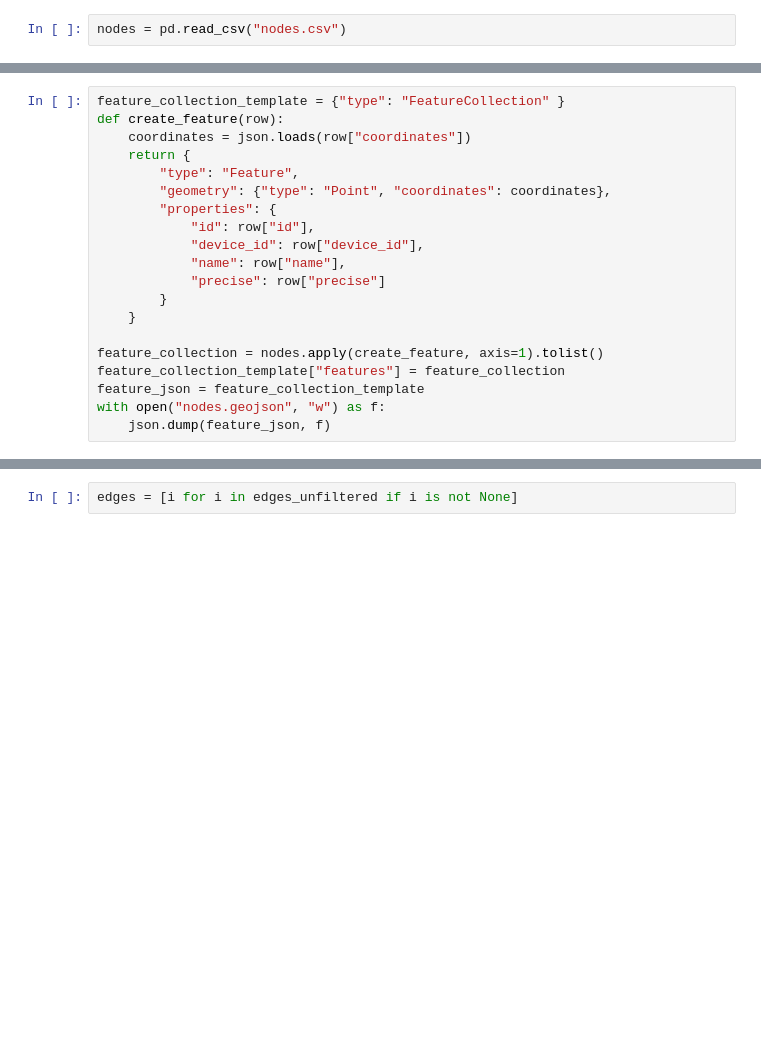
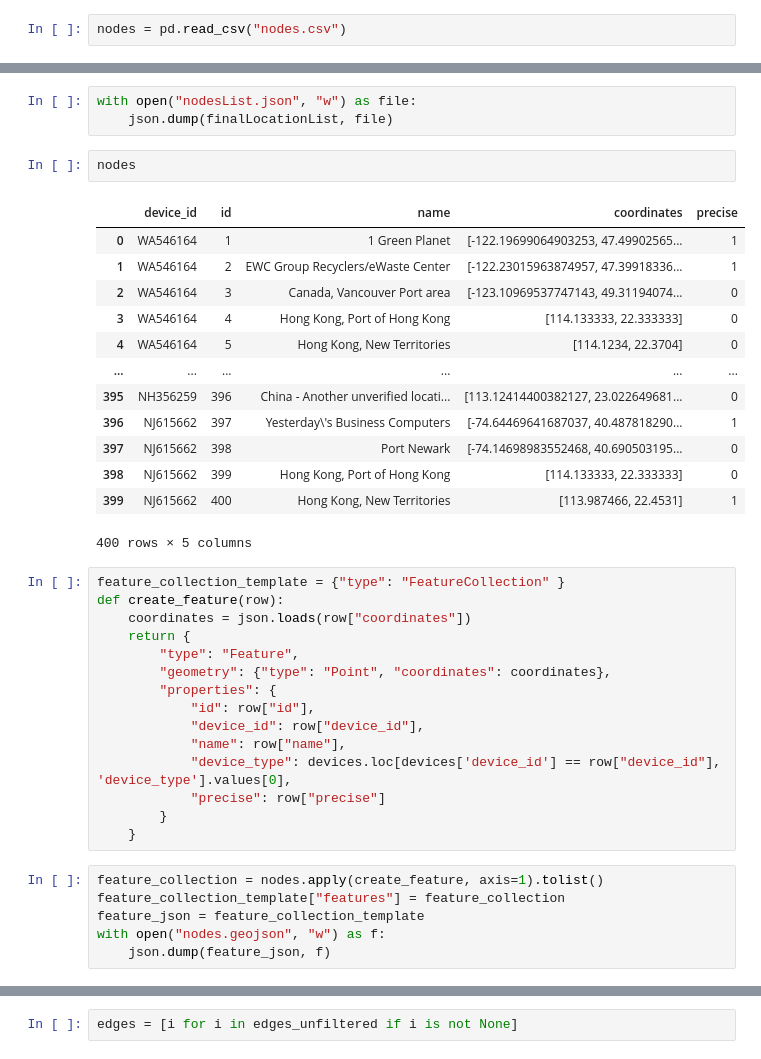
Before and after one commit to tammyzhang-1/final-digital-destination, a Jupyter notebook: data_processing/data-processing.ipynb, the cells around one changed output, grey strips where cells are left out. Drawn from its saved outputs; the diff is of its cells as text; blank space fills up the shorter version.

```diff
--- a/data_processing/data-processing.ipynb
+++ b/data_processing/data-processing.ipynb
@@ -31,3 +62,22 @@ nodes = pd.read_csv("nodes.csv")
+# %%
+with open("nodesList.json", "w") as file:
+    json.dump(finalLocationList, file)
+# %%
+nodes
+# %% [output]
+|  | device_id | id | name | coordinates | precise |
+| 0 | WA546164 | 1 | 1 Green Planet | [-122.19699064903253, 47.49902565... | 1 |
+| 1 | WA546164 | 2 | EWC Group Recyclers/eWaste Center | [-122.23015963874957, 47.39918336... | 1 |
+| 2 | WA546164 | 3 | Canada, Vancouver Port area | [-123.10969537747143, 49.31194074... | 0 |
+| 3 | WA546164 | 4 | Hong Kong, Port of Hong Kong | [114.133333, 22.333333] | 0 |
+| 4 | WA546164 | 5 | Hong Kong, New Territories | [114.1234, 22.3704] | 0 |
+| ... | ... | ... | ... | ... | ... |
+| 395 | NH356259 | 396 | China - Another unverified locati... | [113.12414400382127, 23.022649681... | 0 |
+| 396 | NJ615662 | 397 | Yesterday\'s Business Computers | [-74.64469641687037, 40.487818290... | 1 |
+| 397 | NJ615662 | 398 | Port Newark | [-74.14698983552468, 40.690503195... | 0 |
+| 398 | NJ615662 | 399 | Hong Kong, Port of Hong Kong | [114.133333, 22.333333] | 0 |
+| 399 | NJ615662 | 400 | Hong Kong, New Territories | [113.987466, 22.4531] | 1 |
+400 rows × 5 columns
 # %%
 feature_collection_template = {"type": "FeatureCollection" }
 def create_feature(row):
@@ -39,15 +89,16 @@ def create_feature(row):
             "id": row["id"],
             "device_id": row["device_id"],
             "name": row["name"],
+            "device_type": devices.loc[devices['device_id'] == row["device_id"], 'device_type'].values[0],
             "precise": row["precise"]
         }
     }
-
-feature_collection = nodes.apply(create_feature, axis=1).tolist()
-feature_collection_template["features"] = feature_collection
-feature_json = feature_collection_template
-with open("nodes.geojson", "w") as f:
-    json.dump(feature_json, f)
+# %%
+feature_collection = nodes.apply(create_feature, axis=1).tolist()
+feature_collection_template["features"] = feature_collection
+feature_json = feature_collection_template
+with open("nodes.geojson", "w") as f:
+    json.dump(feature_json, f)
 # %%
 nodes
 # %% [output]
```
Also changed, not shown: parts of 9 cells of this notebook, 20 other files.
